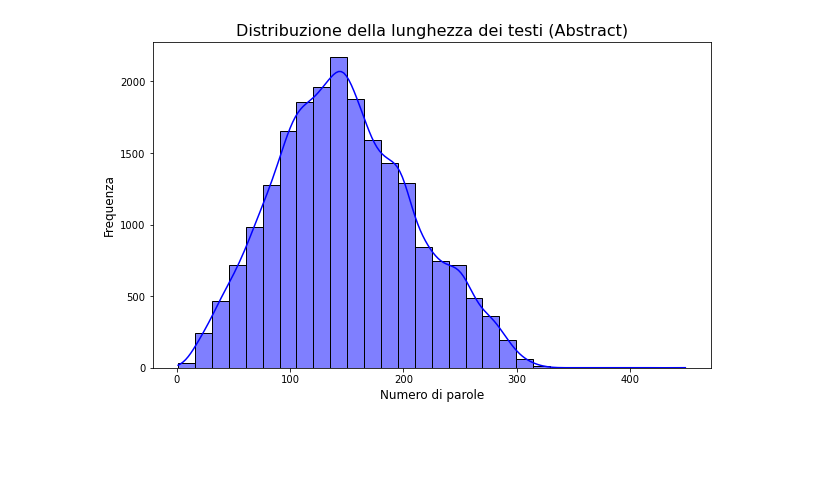
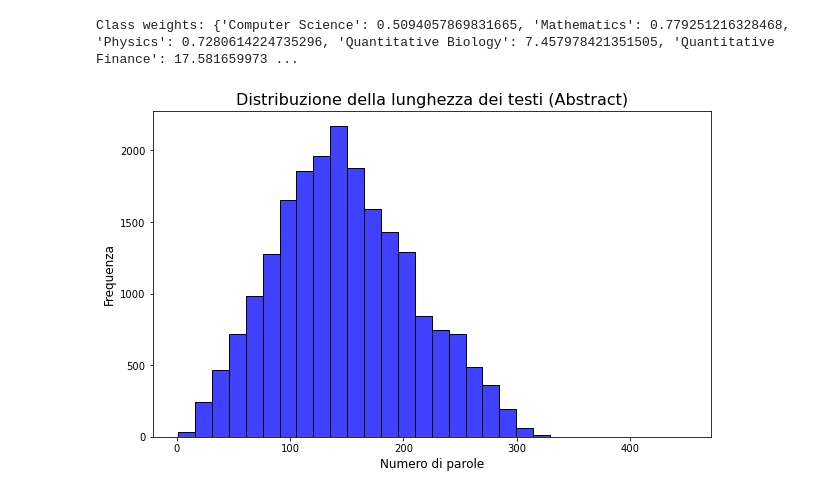
Before and after one commit to itsrocchi/ml4mde_sciclass, a Jupyter notebook: project copy.ipynb, the cells around one changed output. Saved outputs shown, nothing was run; the diff lists cells and outputs as text; code cells hidden in the pictures; blank space fills up the shorter version.

```diff
--- a/project copy.ipynb
+++ b/project copy.ipynb
@@ -73,16 +76,35 @@ Quantitative Finance: 249
+# %%
+from sklearn.utils.class_weight import compute_class_weight
+import numpy as np
+
+# Flatten the list of categories
+flattened_categories = train_set['Categories'].explode()
+
+# Compute class weights
+class_weights = compute_class_weight('balanced', classes=np.unique(flattened_categories), y=flattened_categories)
+
+# Create a dictionary mapping each category to its weight
+class_weight_dict = {category: weight for category, weight in zip(np.unique(flattened_categories), class_weights)}
+
+print("Class weights:", class_weight_dict)
+
+# Apply class weights to the classifier
+classifier_balanced = LogisticRegression(class_weight=class_weight_dict)
+# %% [output]
+Class weights: {'Computer Science': 0.5094057869831665, 'Mathematics': 0.779251216328468, 'Physics': 0.7280614224735296, 'Quantitative Biology': 7.457978421351505, 'Quantitative Finance': 17.581659973 ...
 # %%
 # 2. Esplorazione della lunghezza dei testi
 # Aggiungiamo una colonna che rappresenta la lunghezza dell'abstract
 train_set['Text_Length'] = train_set['ABSTRACT'].apply(lambda x: len(str(x).split()))
 
 plt.figure(figsize=(10, 6))
-sns.histplot(train_set['Text_Length'], bins=30, kde=True, color='blue')
+sns.histplot(train_set['Text_Length'], bins=30, color='blue')
 plt.title("Distribuzione della lunghezza dei testi (Abstract)", fontsize=16)
 plt.xlabel("Numero di parole", fontsize=12)
 plt.ylabel("Frequenza", fontsize=12)
 plt.show()
 # %% [output]
-[figure, old version]
+[figure, new version]
 # %%
 from wordcloud import WordCloud
 from collections import Counter
```
Also changed, not shown: parts of 20 cells of this notebook, 2 other files.
